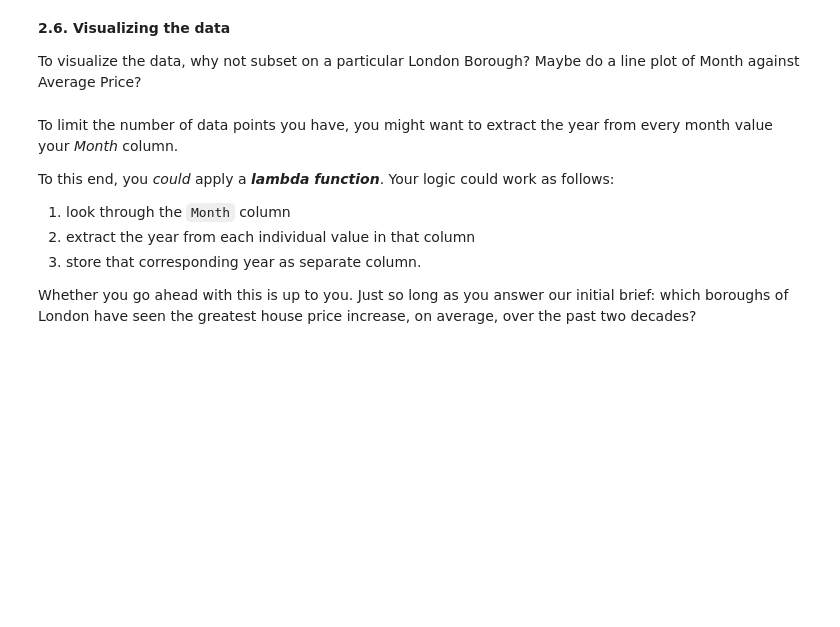
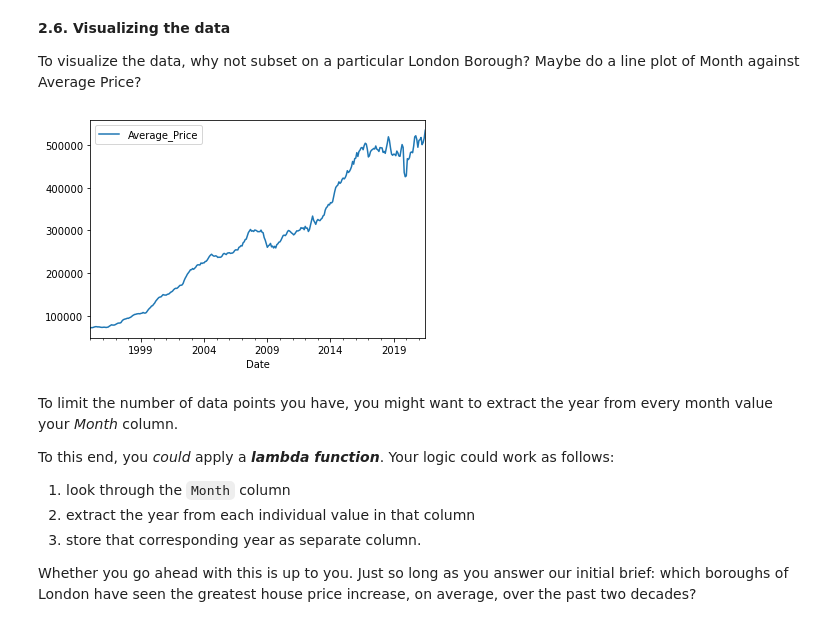
Before and after one commit to PK122/Springboard, a Jupyter notebook: Unit_4_Challenge_Tier3.ipynb, the cells around one changed output. Saved outputs shown, nothing was run; the diff lists cells and outputs as text; code cells hidden in the pictures; blank space fills up the shorter version.

```diff
--- a/Unit_4_Challenge_Tier3.ipynb
+++ b/Unit_4_Challenge_Tier3.ipynb
@@ -168,10 +225,12 @@ df = notna_properties[~notna_properties.Boroughs.isin(nonBoroughs)]
 
 To visualize the data, why not subset on a particular London Borough? Maybe do a line plot of Month against Average Price?
 # %%
-#brent_avg = df[df['Boroughs']=='Brent']
-#plot_brent = brent_avg.plot(kind='line', x='Date', y='Average_Price')
+brent_avg = df[df['Boroughs']=='Brent']
+plot_brent = brent_avg.plot(kind='line', x='Date', y='Average_Price')
 
-#plt.show()
+plt.show()
+# %% [output]
+[figure, added]
 # %% [markdown]
 To limit the number of data points you have, you might want to extract the year from every month value your *Month* column.
 
```
Also changed, not shown: parts of 9 cells of this notebook.
